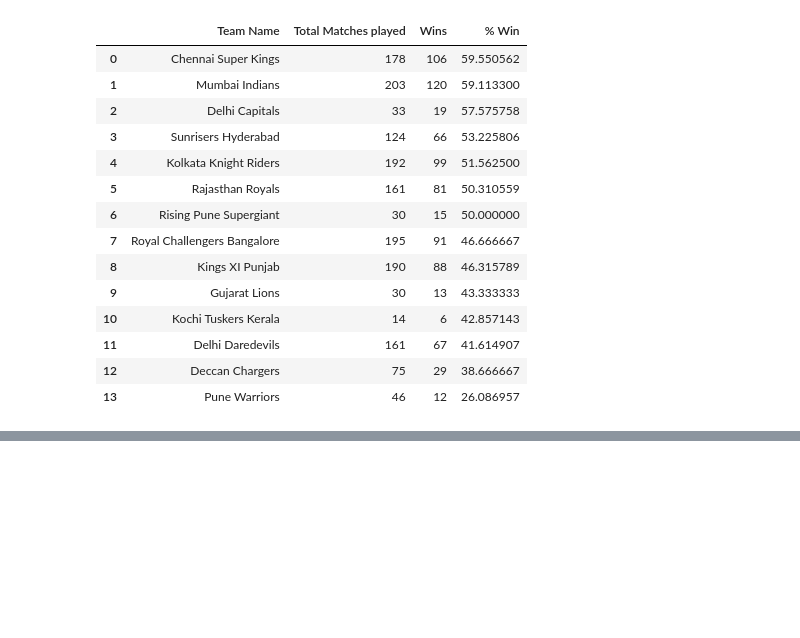
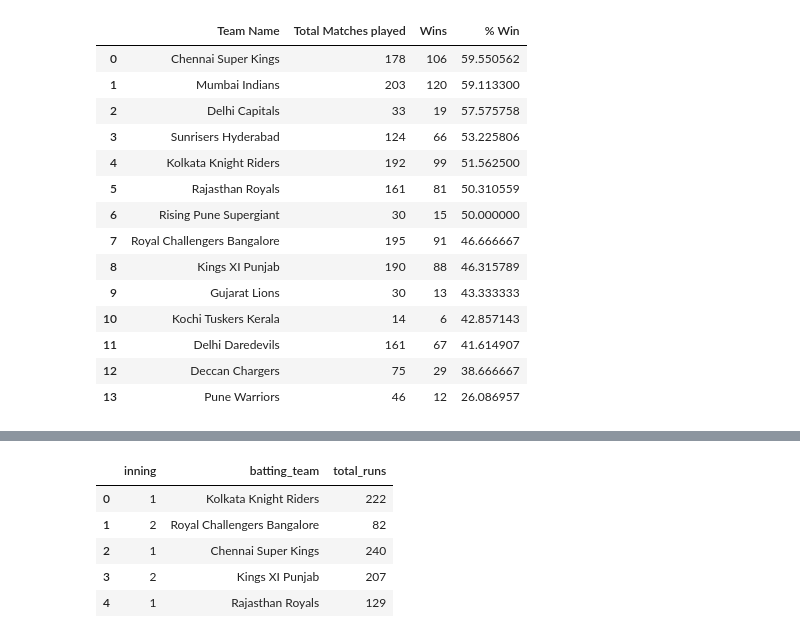
Before and after one commit to subhamyadav580/Data-Analysis-with-IPL-Dataset, a Jupyter notebook: IPL.ipynb, the cells around one changed output, grey strips where cells are left out. Saved outputs shown, nothing was run; the diff lists cells and outputs as text; code cells hidden in the pictures; blank space fills up the shorter version.

```diff
--- a/IPL.ipynb
+++ b/IPL.ipynb
@@ -870,0 +910,11 @@ fig.show()
+# %%
+runs = bobData.groupby(['id', 'inning', 'batting_team'])[['total_runs']].sum().reset_index()
+runs.drop(['id'], axis=1, inplace=True)
+runs.head()
+# %% [output]
+|  | inning | batting_team | total_runs |
+| 0 | 1 | Kolkata Knight Riders | 222 |
+| 1 | 2 | Royal Challengers Bangalore | 82 |
+| 2 | 1 | Chennai Super Kings | 240 |
+| 3 | 2 | Kings XI Punjab | 207 |
+| 4 | 1 | Rajasthan Royals | 129 |
```
Also changed, not shown: parts of 9 cells of this notebook.
